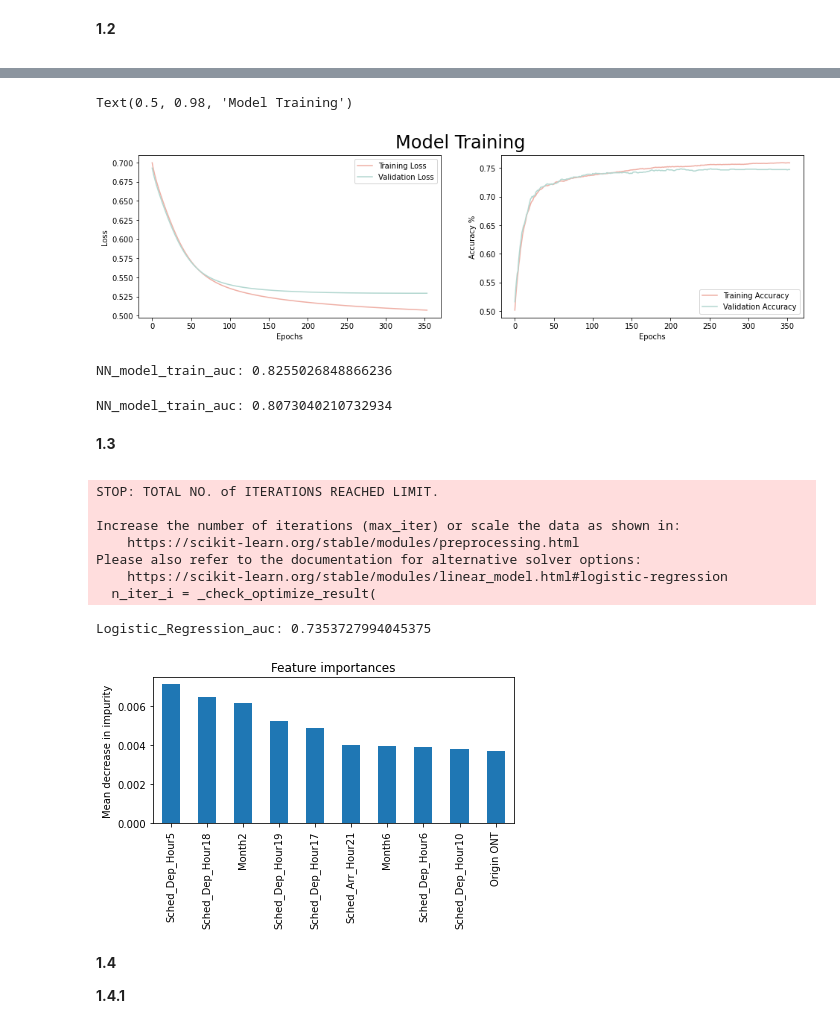
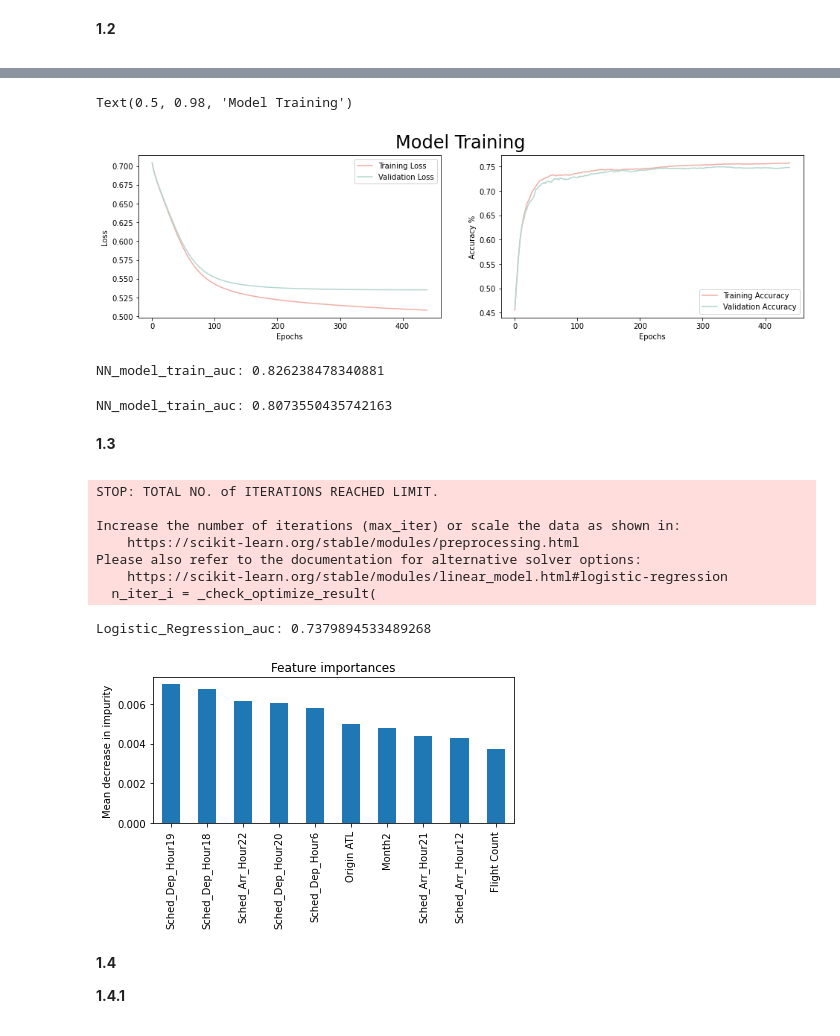
Before and after one commit to ST-807-G6/ST807-HW1, a Jupyter notebook: HW1_scaffold.ipynb, the cells around one changed output, grey strips where cells are left out. Drawn from its saved outputs; the diff is of its cells as text; code cells hidden in the pictures.

```diff
--- a/HW1_scaffold.ipynb
+++ b/HW1_scaffold.ipynb
@@ -271,7 +271,6 @@ def generate_training_set():
     DAY_OF_WEEK = pd.get_dummies(DAY_OF_WEEK).values
     MONTH = dataset['MONTH']
     MONTH=pd.get_dummies(MONTH).values
-
     # Using StandardScaler to do normalization with column DISTANCE, FLIGHT_COUNT, and SCHEDULED_TIME
     scalar=StandardScaler()
     DISTANCE=dataset['DISTANCE'].values.reshape(-1,1)
@@ -291,7 +290,7 @@ def generate_training_set():
     SCHED_ARR_HOUR = pd.get_dummies(SCHED_ARR_HOUR).values
 
     # Assemble all predictors together as X, and DELAY_OR_NOT values as Y. Splitting train and test daatsets according to the requirement.
-    X=np.hstack([DISTANCE,SCHEDULED_TIME,MONTH,SCHED_DEP_HOUR,SCHED_ARR_HOUR,DAY_OF_WEEK,ORIGIN_AIRPORT,DESTINATION_AIRPORT])
+    X=np.hstack([DISTANCE,SCHEDULED_TIME,MONTH,SCHED_DEP_HOUR,SCHED_ARR_HOUR,FLIGHT_COUNT,DAY_OF_WEEK,ORIGIN_AIRPORT,DESTINATION_AIRPORT])
     y=np.array(DELAY_OR_NOT)
     X_train, X_test, y_train, y_test = train_test_split(X, y, test_size=0.2, random_state=111)
     print('X_train shape: {X_train_shape},\ny_train shape: {y_train_shape},\nX_test shape: {X_test_shape},\ny_test shape: {y_test_shape}'.format(X_train_shape=X_train.shape,y_train_shape=y_train.shape,X_test_shape=X_test.shape,y_test_shape=y_test.shape))
@@ -350,7 +349,7 @@ ax[1].set_ylabel('Accuracy %');
 fig.suptitle('Model Training', fontsize = 24)
 # %% [output]
 Text(0.5, 0.98, 'Model Training')
-[figure, old version]
+[figure, new version]
 # %%
 # primer to print:
 # print("NN_model_train_auc:", roc_auc_score(y_train, y_hat))
@@ -358,13 +357,13 @@ Text(0.5, 0.98, 'Model Training')
 y_hat=NN_model.predict(X_train)
 print("NN_model_train_auc:", roc_auc_score(y_train,y_hat ))
 # %% [output]
-NN_model_train_auc: 0.8255026848866236
+NN_model_train_auc: 0.826238478340881
 # %%
 # your code here
 y_hat_test=NN_model.predict(X_test)
 print("NN_model_train_auc:", roc_auc_score(y_test,y_hat_test ))
 # %% [output]
-NN_model_train_auc: 0.8073040210732934
+NN_model_train_auc: 0.8073550435742163
 # %% [markdown]
 <div class='exercise-r'>
 
@@ -386,10 +385,13 @@ for i in range(1,13):
     name_list.append('Month'+str(i))
 for i in range(0,24):
     name_list.append("Sched_Dep_Hour"+str(i))
+name_list.remove('Sched_Dep_Hour3')
 for i in range(0,24):
     name_list.append("Sched_Arr_Hour"+str(i))
+name_list.append('Flight Count')
 for i in range(1,8):
     name_list.append("Weekday"+str(i))
+
 ORIGIN_AIRPORT=dataset['ORIGIN_AIRPORT']
 ORIGIN_AIRPORT= [ 'Unknown' if x.isdigit() else x for x in ORIGIN_AIRPORT ]
 ORIGIN_AIRPORT = pd.get_dummies(ORIGIN_AIRPORT)
@@ -397,41 +399,41 @@ columns = ORIGIN_AIRPORT.columns.values.tolist()
 for i in columns:
     name_list.append("Origin "+i)
 DESTINATION_AIRPORT=dataset['DESTINATION_AIRPORT']
-DESTINATION_AIRPORT= [ 'Unknown' if x.isdigit() else x for x in ORIGIN_AIRPORT ]
-DESTINATION_AIRPORT = pd.get_dummies(ORIGIN_AIRPORT)
+DESTINATION_AIRPORT= [ 'Unknown' if x.isdigit() else x for x in DESTINATION_AIRPORT ]
+DESTINATION_AIRPORT = pd.get_dummies(DESTINATION_AIRPORT)
 columns = DESTINATION_AIRPORT.columns.values.tolist()
 for i in columns:
     name_list.append("Destination "+i)
 
 # Get top 10 importance index
 list1=result.importances_mean.copy()
 list1.sort()
 list11=list1[::-1]
 
 # Create list for barchart
 chart_x=[]
 chart_value=[]
 for i in list11[0:10]:
     chart_x.append(name_list[int(np.argwhere(result.importances_mean==i))])
     chart_value.append(i)
 top10_importances=pd.Series(chart_value,index=chart_x)
 
 #Draw barchart
 fig, ax = plt.subplots()
 top10_importances.plot.bar(ax=ax)
 ax.set_title("Feature importances")
 ax.set_ylabel("Mean decrease in impurity")
 fig.tight_layout()
 # %% [output]
 STOP: TOTAL NO. of ITERATIONS REACHED LIMIT.
 
 Increase the number of iterations (max_iter) or scale the data as shown in:
     https://scikit-learn.org/stable/modules/preprocessing.html
 Please also refer to the documentation for alternative solver options:
     https://scikit-learn.org/stable/modules/linear_model.html#logistic-regression
   n_iter_i = _check_optimize_result(
-Logistic_Regression_auc: 0.7353727994045375
+Logistic_Regression_auc: 0.7379894533489268
-[figure, old version]
+[figure, new version]
 # %% [markdown]
 <div class='exercise-r'>
 
```
Also changed, not shown: parts of 7 cells of this notebook, 2 other files.
